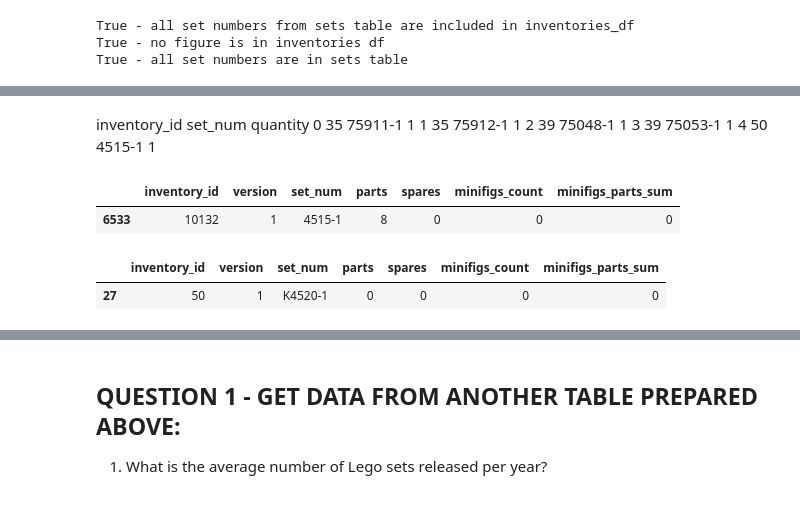
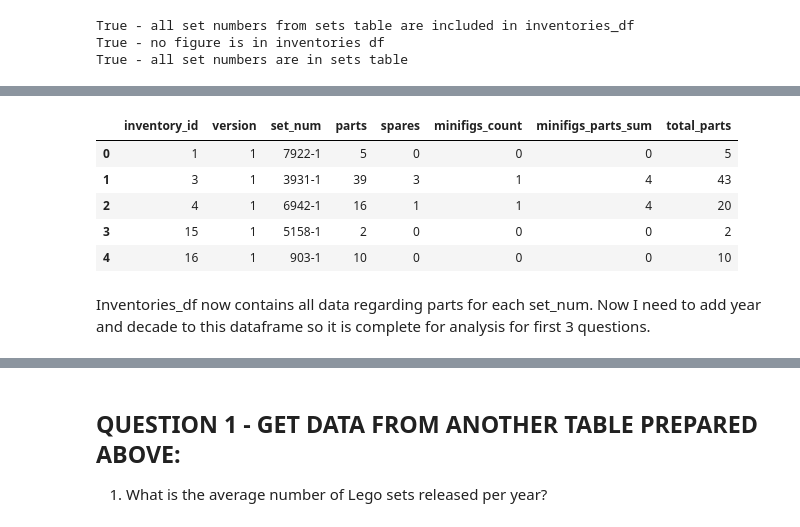
Before and after one commit to katarzynaadamczyk/data_analysis, a Jupyter notebook: lego_bricks/lego_analysis_prepare_dataframes.ipynb, the cells around one changed output, grey strips where cells are left out. Drawn from its saved outputs; the diff is of its cells as text; code cells hidden in the pictures.

```diff
--- a/lego_bricks/lego_analysis_prepare_dataframes.ipynb
+++ b/lego_bricks/lego_analysis_prepare_dataframes.ipynb
@@ -470,0 +564,10 @@ Now I will proceed with adding parts data from inventory_sets table. First I nee
+# %%
+inventory_sets_df.drop(inventory_sets_df[inventory_sets_df['version'] != 1].index, inplace=True)
+inventory_sets_df['parts'] = inventory_sets_df['parts'] * inventory_sets_df['quantity']
+inventory_sets_df['spares'] = inventory_sets_df['spares'] * inventory_sets_df['quantity']
+inventory_sets_df['minifigs_count'] = inventory_sets_df['minifigs_count'] * inventory_sets_df['quantity']
+inventory_sets_df['minifigs_parts_sum'] = inventory_sets_df['minifigs_parts_sum'] * inventory_sets_df['quantity']
+inventory_sets_df.drop(columns=['quantity', 'version'], inplace=True)
+print('Inventory sets shape:', inventory_sets_df.shape)
+print('\nInventory sets head:\n')
+print(inventory_sets_df.head())
@@ -470,0 +587,14 @@ Now I will proceed with adding parts data from inventory_sets table. First I nee
+# %%
+sets_per_inventory = (inventory_sets_df
+                          .groupby('inventory_id')
+                          .agg(
+                              parts_sum=('parts', 'sum'),
+                              spares_sum=('spares', 'sum'),
+                              minifigs_count_sum=('minifigs_count', 'sum'),
+                              minifigs_parts_sum_sum=('minifigs_parts_sum', 'sum')
+                          )
+                          .reset_index()
+                     )
+print('Sets per inventory shape:', sets_per_inventory.shape)
+print('\nSets per inventory head:\n')
+print(sets_per_inventory.head())
@@ -471 +619,20 @@ Now I will proceed with adding parts data from inventory_sets table. First I nee
+# %%
+# merge inventories_df with sets_per_inventory, add total_parts column (parts + minifigs_parts_sum)
+inventories_df = inventories_df.merge(sets_per_inventory, on='inventory_id', how='left')
+inventories_df.fillna(0, inplace=True)
+for column_name in ['parts', 'spares', 'minifigs_count', 'minifigs_parts_sum']:
+    inventories_df[column_name] = inventories_df[column_name] + inventories_df[column_name + '_sum']
+    inventories_df[column_name] = inventories_df[column_name].astype(int)
+    inventories_df.drop(columns=[column_name + '_sum'], inplace=True)
+inventories_df['total_parts'] = inventories_df['parts'] + inventories_df['minifigs_parts_sum']
+inventories_df.head()
+# %% [output]
+|  | inventory_id | version | set_num | parts | spares | minifigs_count | minifigs_parts_sum | total_parts |
+| 0 | 1 | 1 | 7922-1 | 5 | 0 | 0 | 0 | 5 |
+| 1 | 3 | 1 | 3931-1 | 39 | 3 | 1 | 4 | 43 |
+| 2 | 4 | 1 | 6942-1 | 16 | 1 | 1 | 4 | 20 |
+| 3 | 15 | 1 | 5158-1 | 2 | 0 | 0 | 0 | 2 |
+| 4 | 16 | 1 | 903-1 | 10 | 0 | 0 | 0 | 10 |
+# %% [markdown]
+Inventories_df now contains all data regarding parts for each set_num. Now I need to add year and decade to this dataframe so it is complete for analysis for first 3 questions.
 # %%
@@ -473,18 +640,0 @@ Now I will proceed with adding parts data from inventory_sets table. First I nee
-# %% [markdown]
-
-   inventory_id  set_num  quantity
-0            35  75911-1         1
-1            35  75912-1         1
-2            39  75048-1         1
-3            39  75053-1         1
-4            50   4515-1         1
-# %%
-inventories_df[inventories_df['set_num'] == '4515-1']
-# %% [output]
-|  | inventory_id | version | set_num | parts | spares | minifigs_count | minifigs_parts_sum |
-| 6533 | 10132 | 1 | 4515-1 | 8 | 0 | 0 | 0 |
-# %%
-inventories_df[inventories_df['inventory_id'] == 50]
-# %% [output]
-|  | inventory_id | version | set_num | parts | spares | minifigs_count | minifigs_parts_sum |
-| 27 | 50 | 1 | K4520-1 | 0 | 0 | 0 | 0 |
```
Also changed, not shown: parts of 16 cells of this notebook, 1 other file.
